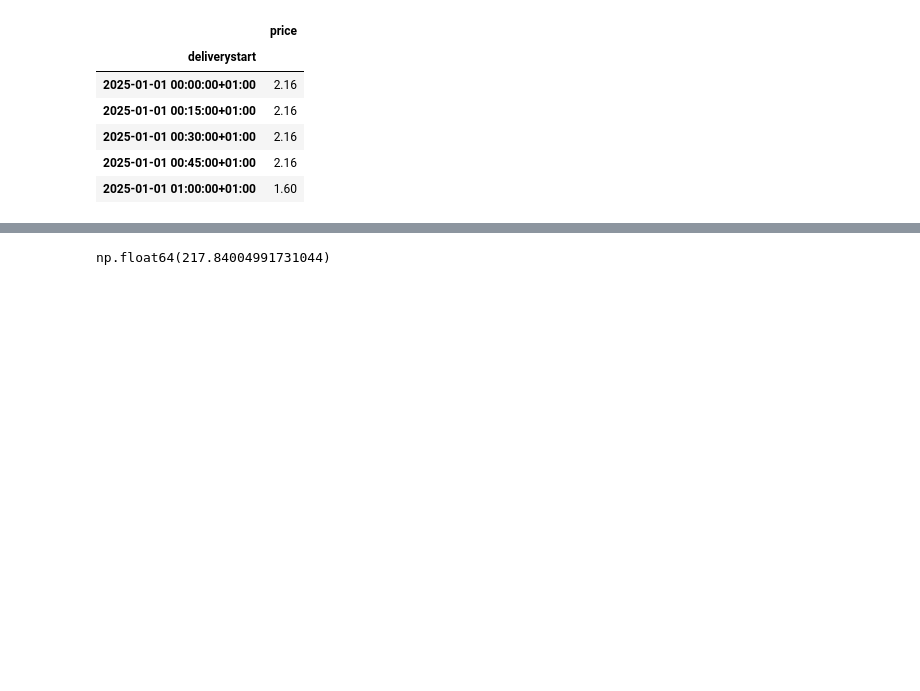
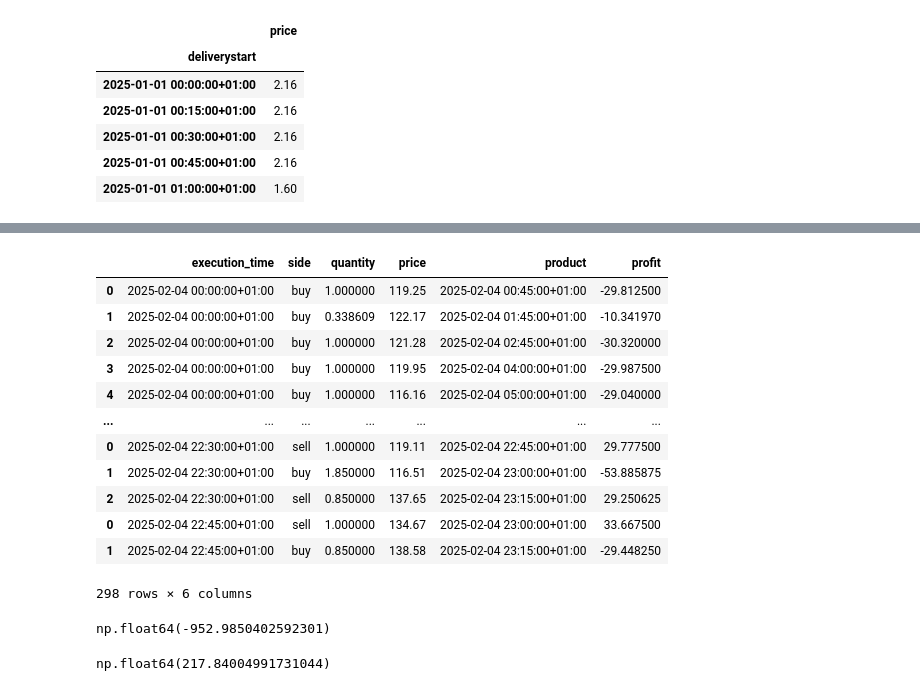
Before and after one commit to ub1999/Rolling-Intrinsic-BESS-Intraday-Trading, a Jupyter notebook: Code/Rolling Intrinsic/Forecast_Based_Approach.ipynb, the cells around one changed output, grey strips where cells are left out. Cells and saved outputs as stored; diff of their text form; code cells hidden in the pictures; blank space fills up the shorter version.

```diff
--- a/Code/Rolling Intrinsic/Forecast_Based_Approach.ipynb
+++ b/Code/Rolling Intrinsic/Forecast_Based_Approach.ipynb
@@ -492 +309,21 @@ trades[include_trades]
+# %%
+all_trades
+# %% [output]
+|  | execution_time | side | quantity | price | product | profit |
+| 0 | 2025-02-04 00:00:00+01:00 | buy | 1.000000 | 119.25 | 2025-02-04 00:45:00+01:00 | -29.812500 |
+| 1 | 2025-02-04 00:00:00+01:00 | buy | 0.338609 | 122.17 | 2025-02-04 01:45:00+01:00 | -10.341970 |
+| 2 | 2025-02-04 00:00:00+01:00 | buy | 1.000000 | 121.28 | 2025-02-04 02:45:00+01:00 | -30.320000 |
+| 3 | 2025-02-04 00:00:00+01:00 | buy | 1.000000 | 119.95 | 2025-02-04 04:00:00+01:00 | -29.987500 |
+| 4 | 2025-02-04 00:00:00+01:00 | buy | 1.000000 | 116.16 | 2025-02-04 05:00:00+01:00 | -29.040000 |
+| ... | ... | ... | ... | ... | ... | ... |
+| 0 | 2025-02-04 22:30:00+01:00 | sell | 1.000000 | 119.11 | 2025-02-04 22:45:00+01:00 | 29.777500 |
+| 1 | 2025-02-04 22:30:00+01:00 | buy | 1.850000 | 116.51 | 2025-02-04 23:00:00+01:00 | -53.885875 |
+| 2 | 2025-02-04 22:30:00+01:00 | sell | 0.850000 | 137.65 | 2025-02-04 23:15:00+01:00 | 29.250625 |
+| 0 | 2025-02-04 22:45:00+01:00 | sell | 1.000000 | 134.67 | 2025-02-04 23:00:00+01:00 | 33.667500 |
+| 1 | 2025-02-04 22:45:00+01:00 | buy | 0.850000 | 138.58 | 2025-02-04 23:15:00+01:00 | -29.448250 |
+298 rows × 6 columns
+# %%
+all_trades.profit.sum()
+# %% [output]
+np.float64(-952.9850402592301)
 # %%
```
Also changed, not shown: parts of 12 cells of this notebook, 7 other files.
